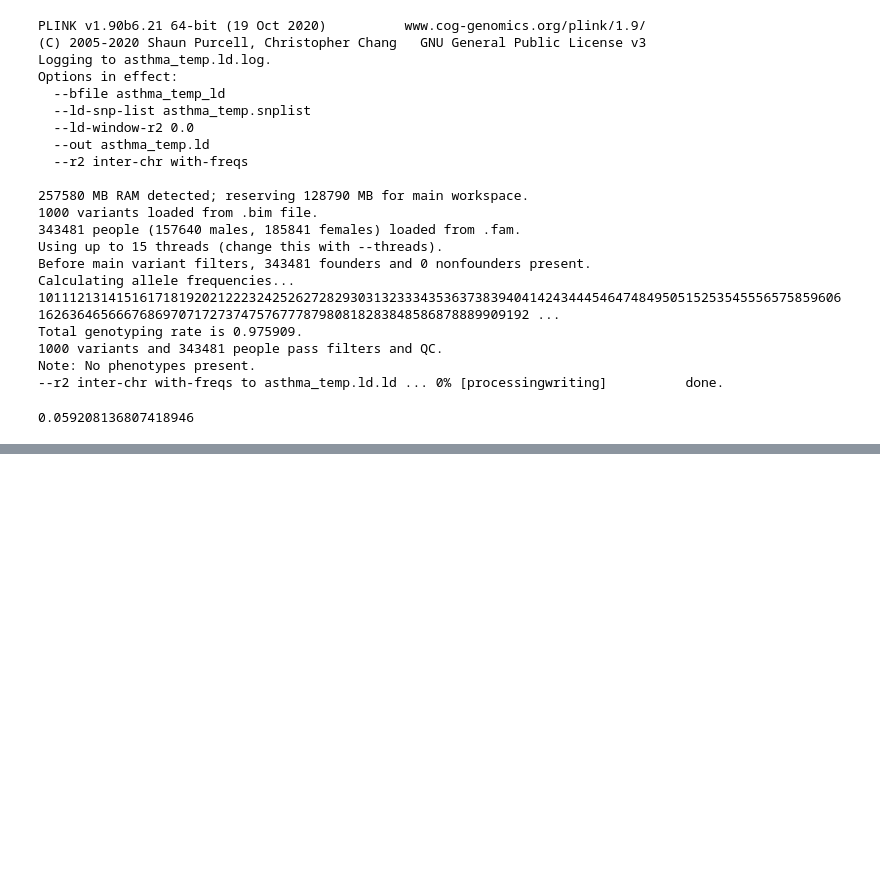
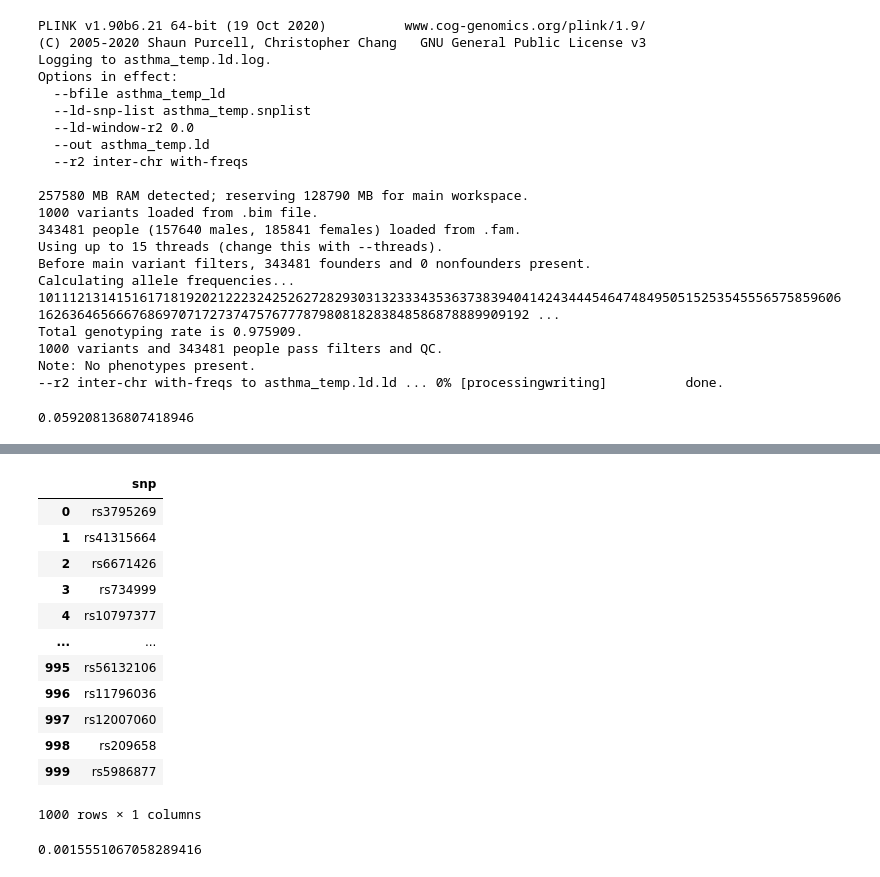
Before and after one commit to alex-medvedev-msc/xgboost_selection, a Jupyter notebook: src/notebooks/corr_plots.ipynb, the cells around one changed output, grey strips where cells are left out. Cells and saved outputs as stored; diff of their text form; code cells hidden in the pictures; blank space fills up the shorter version.

```diff
--- a/src/notebooks/corr_plots.ipynb
+++ b/src/notebooks/corr_plots.ipynb
@@ -113,0 +186,26 @@ cg
+# %%
+snps = pandas.read_csv('asthma_temp.snplist', header=None, names=['snp'])
+snps
+# %% [output]
+|  | snp |
+| 0 | rs3795269 |
+| 1 | rs41315664 |
+| 2 | rs6671426 |
+| 3 | rs734999 |
+| 4 | rs10797377 |
+| ... | ... |
+| 995 | rs56132106 |
+| 996 | rs11796036 |
+| 997 | rs12007060 |
+| 998 | rs209658 |
+| 999 | rs5986877 |
+1000 rows × 1 columns
+# %%
+corr_dict = {snp: i for i, snp in enumerate(snps.snp)}
+corr_matrix = numpy.zeros((1000, 1000))
+for snp1, snp2, r2 in zip(corr_data.SNP_A, corr_data.SNP_B, corr_data.R2):
+    row, col = corr_dict[snp1], corr_dict[snp2]
+    corr_matrix[row,  col] = r2
+corr_matrix.mean()
+# %% [output]
+0.0015551067058289416
```
Also changed, not shown: parts of 7 cells of this notebook, 3 other files.
